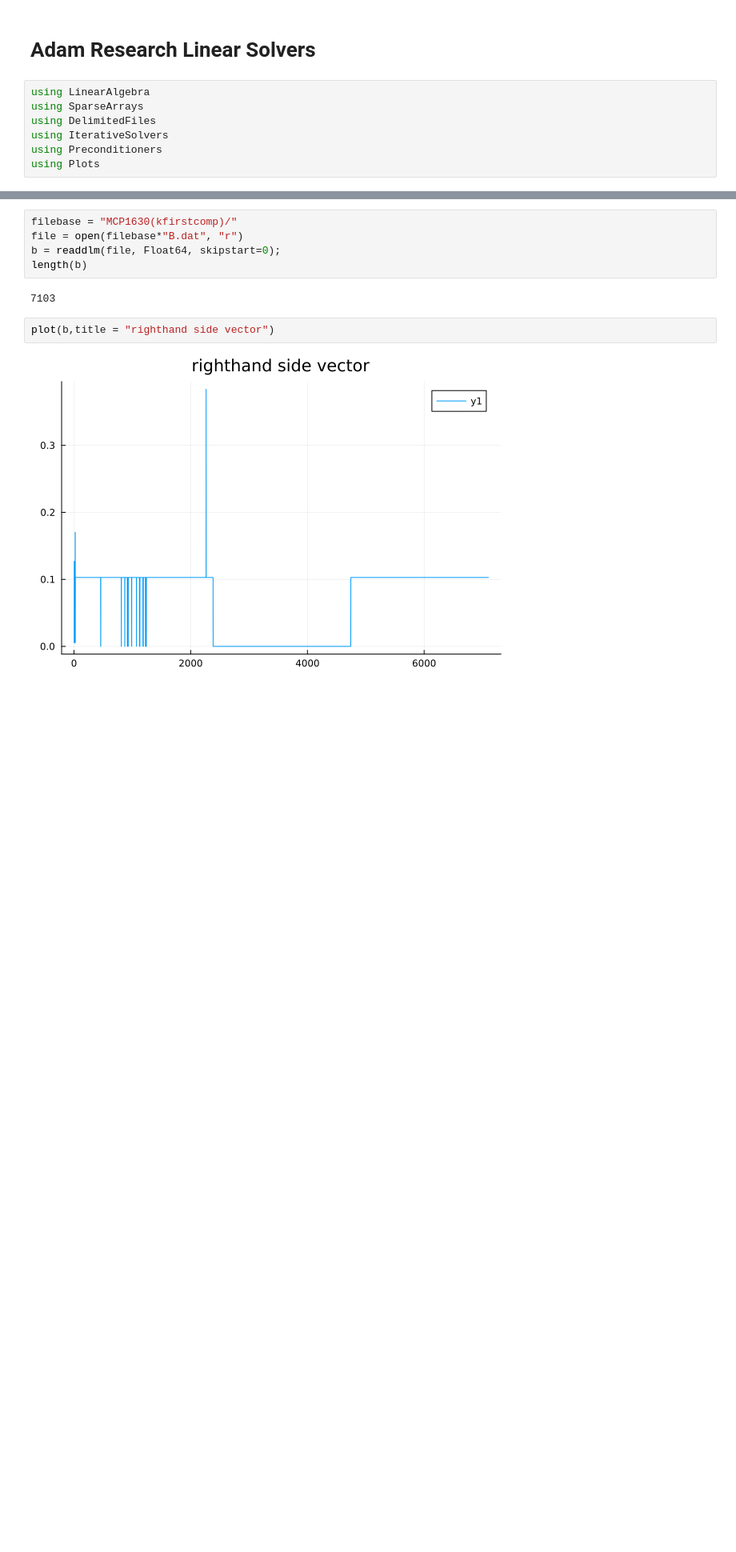
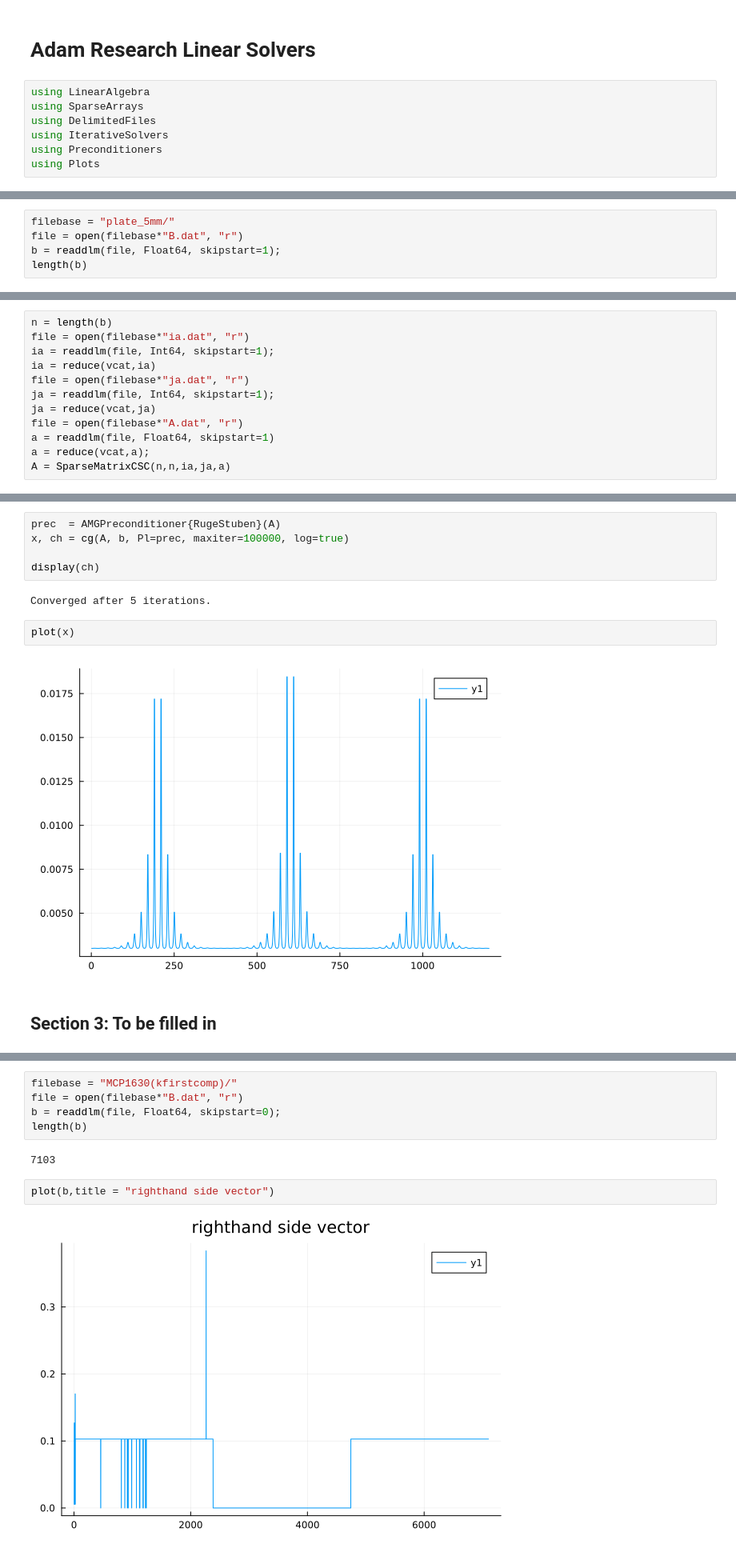
Before and after one commit to ziolai/finite_element_electrical_engineering, a Jupyter notebook: project-based-assignment/linear-solve/readme.ipynb, the cells around one changed output, grey strips where cells are left out. Shown at 80% size. Cells and saved outputs as stored; diff of their text form; blank space fills up the shorter version.

```diff
--- a/project-based-assignment/linear-solve/readme.ipynb
+++ b/project-based-assignment/linear-solve/readme.ipynb
@@ -28,0 +31,5 @@ The goal of the project is to replace a commercial [algebraic multigrid (AMG)](h
+# %%
+filebase = "plate_5mm/"
+file = open(filebase*"B.dat", "r")
+b = readdlm(file, Float64, skipstart=1);
+length(b)
@@ -28,0 +38,12 @@ The goal of the project is to replace a commercial [algebraic multigrid (AMG)](h
+# %%
+n = length(b)
+file = open(filebase*"ia.dat", "r")
+ia = readdlm(file, Int64, skipstart=1);
+ia = reduce(vcat,ia)
+file = open(filebase*"ja.dat", "r")
+ja = readdlm(file, Int64, skipstart=1);
+ja = reduce(vcat,ja)
+file = open(filebase*"A.dat", "r")
+a = readdlm(file, Float64, skipstart=1)
+a = reduce(vcat,a);
+A = SparseMatrixCSC(n,n,ia,ja,a)
@@ -29 +68,14 @@ The goal of the project is to replace a commercial [algebraic multigrid (AMG)](h
+# %%
+prec  = AMGPreconditioner{RugeStuben}(A)
+x, ch = cg(A, b, Pl=prec, maxiter=100000, log=true)
+
+display(ch)
+# %% [output]
+Converged after 5 iterations.
+# %%
+plot(x)
+# %% [output]
+[figure, added]
+# %% [markdown]
+## Section 3: To be filled in
 # %% [markdown]
```
Also changed, not shown: parts of 12 cells of this notebook.
